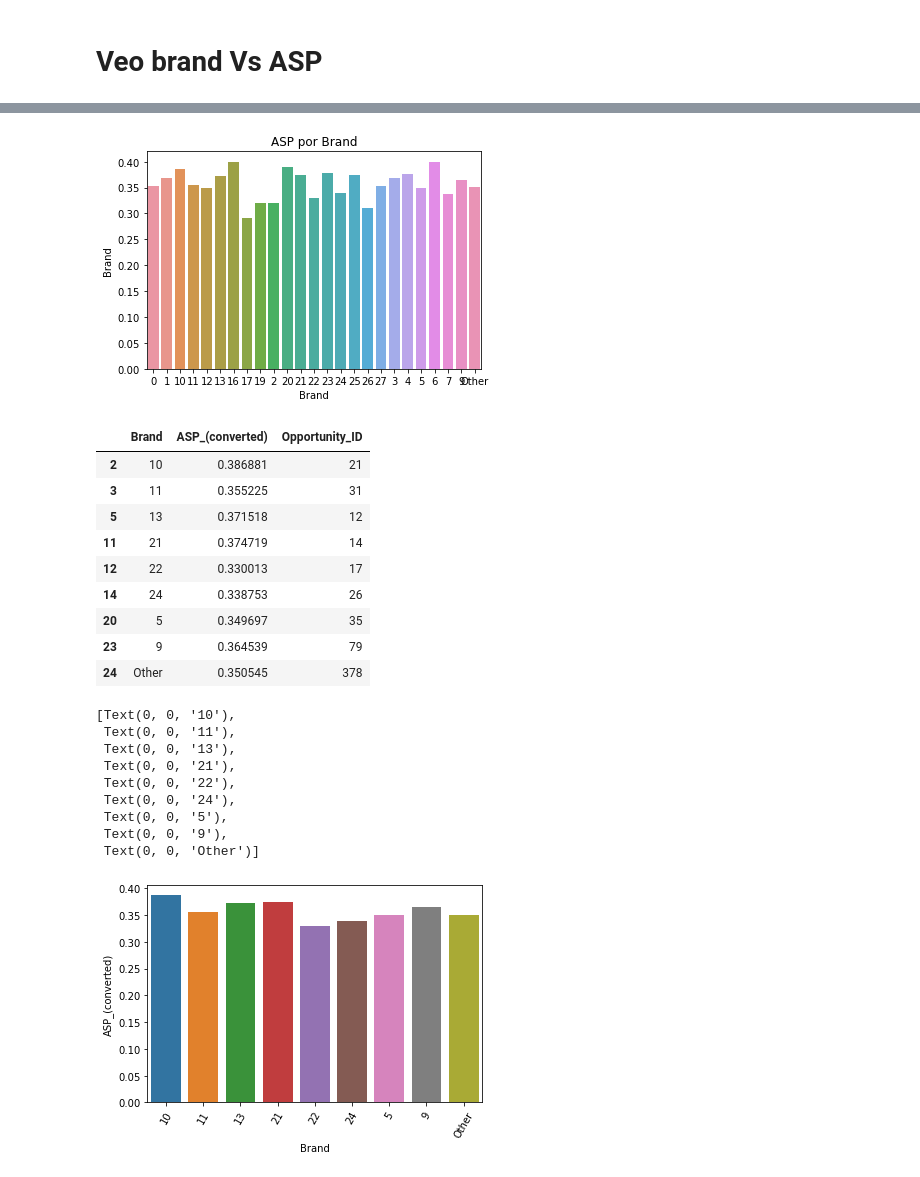
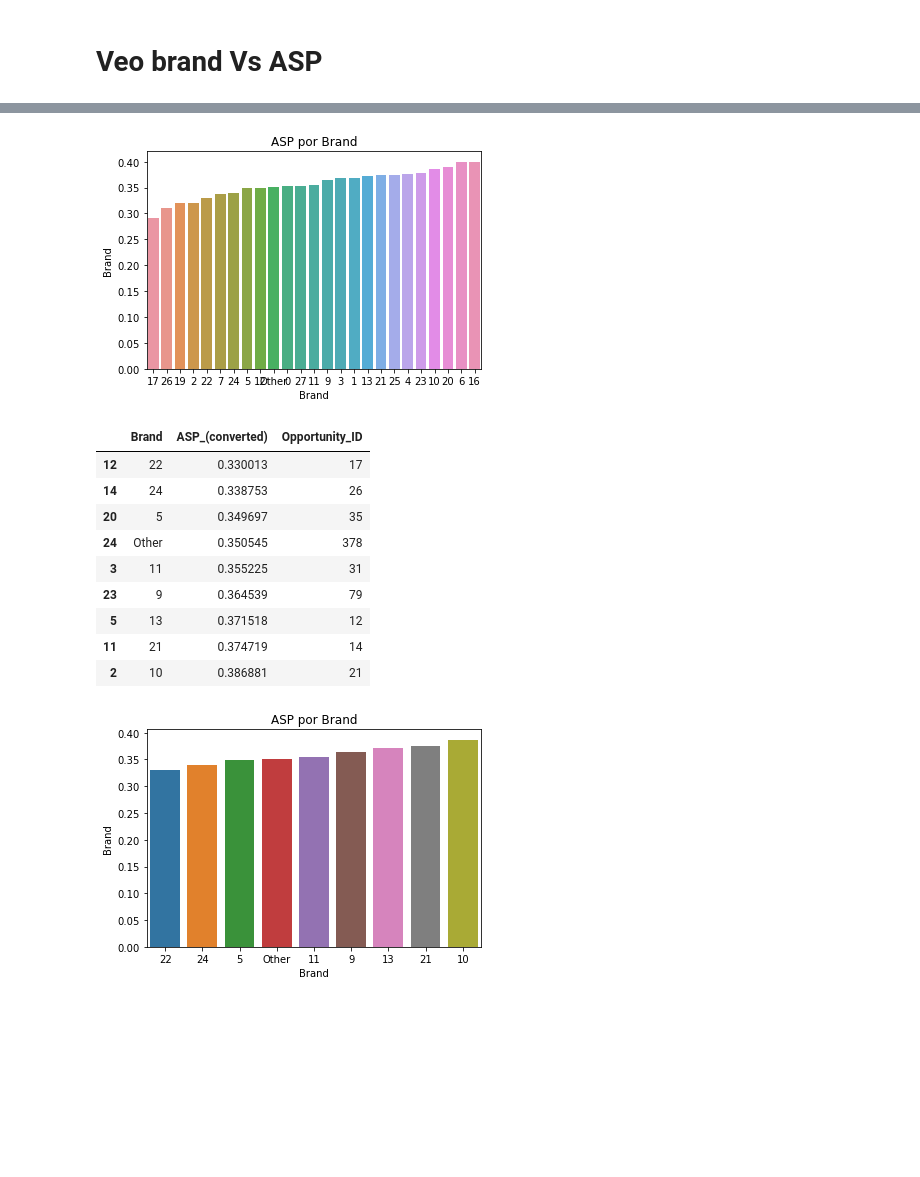
Before and after one commit to RiedelNicolas/75.06-2C2020-TP1, a Jupyter notebook: Brand Analysis.ipynb, the cells around one changed output, grey strips where cells are left out. Drawn from its saved outputs; the diff is of its cells as text; code cells hidden in the pictures; blank space fills up the shorter version.

```diff
--- a/Brand Analysis.ipynb
+++ b/Brand Analysis.ipynb
@@ -171,6 +211,7 @@ brandsVsASP = opportunities[["Brand","ASP_(converted)","Opportunity_ID"]].groupb
 #brandsVsASP = brandsVsASP[brandsVsASP["Opportunity_ID"] > 10]
 brandsVsASP = brandsVsASP.reset_index()
 brandsVsASP["Brand"] = brandsVsASP["Brand"].apply(lambda x: x.replace("Brand_",""))
+brandsVsASP.sort_values(by="ASP_(converted)",inplace=True)
 brandsVsASP
 # %% [output]
 |  | Brand | ASP_(converted) | Opportunity_ID |
@@ -195,37 +236,33 @@ plot = sns.barplot(x="Brand",y="ASP_(converted)",data=brandsVsASP)
 #plot.set_xticklabels(plot.get_xticklabels(), rotation=60)
 plt.xlabel("Brand")
 plt.title("ASP por Brand")
-plt.savefig("img/Brand/ASPPorBrand.png")
+#plt.savefig("img/Brand/ASPPorBrand.png")
 plt.ylabel("Brand")
 plt.show(plot)
 # %% [output]
-[figure, old version]
+[figure, new version]
 # %%
 brandsVsASP = brandsVsASP[brandsVsASP["Opportunity_ID"] > 10]
 brandsVsASP
 # %% [output]
 |  | Brand | ASP_(converted) | Opportunity_ID |
-| 2 | 10 | 0.386881 | 21 |
-| 3 | 11 | 0.355225 | 31 |
-| 5 | 13 | 0.371518 | 12 |
-| 11 | 21 | 0.374719 | 14 |
 | 12 | 22 | 0.330013 | 17 |
 | 14 | 24 | 0.338753 | 26 |
 | 20 | 5 | 0.349697 | 35 |
+| 24 | Other | 0.350545 | 378 |
+| 3 | 11 | 0.355225 | 31 |
 | 23 | 9 | 0.364539 | 79 |
-| 24 | Other | 0.350545 | 378 |
+| 5 | 13 | 0.371518 | 12 |
+| 11 | 21 | 0.374719 | 14 |
+| 2 | 10 | 0.386881 | 21 |
 # %%
 plot = sns.barplot(x="Brand",y="ASP_(converted)",data=brandsVsASP)
-plot.set_xticklabels(plot.get_xticklabels(), rotation=60)
+#plot.set_xticklabels(plot.get_xticklabels(), rotation=60)
 #NO ME DICE NADA ESTO
+plt.xlabel("Brand")
+plt.title("ASP por Brand")
+plt.savefig("img/Brand/ASPPorBrand.png")
+plt.ylabel("Brand")
+plt.show(plot)
 # %% [output]
-[Text(0, 0, '10'),
- Text(0, 0, '11'),
- Text(0, 0, '13'),
- Text(0, 0, '21'),
- Text(0, 0, '22'),
- Text(0, 0, '24'),
- Text(0, 0, '5'),
- Text(0, 0, '9'),
- Text(0, 0, 'Other')]
-[figure, old version]
+[figure, new version]
```
Also changed, not shown: parts of 7 cells of this notebook, 5 other files.
